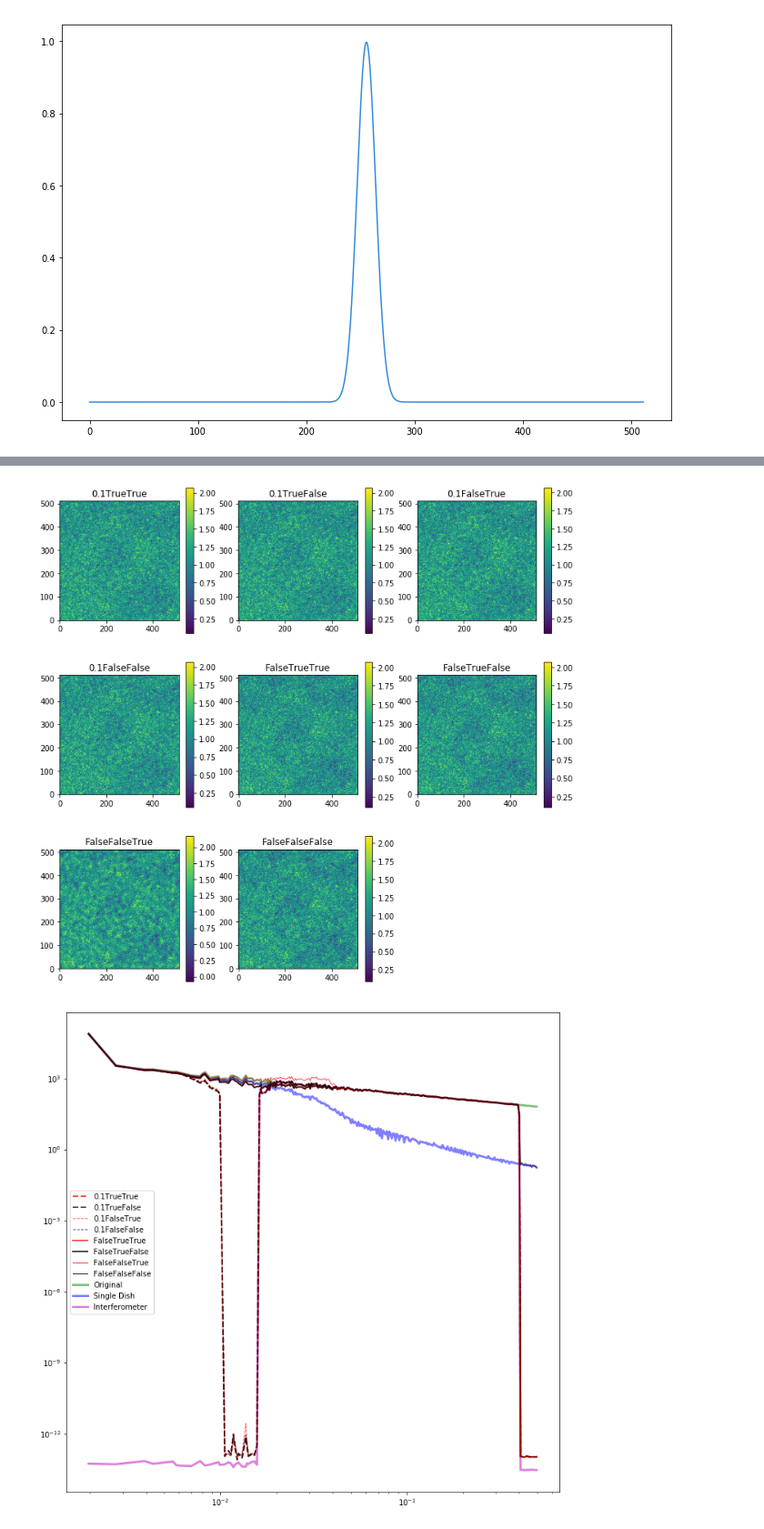
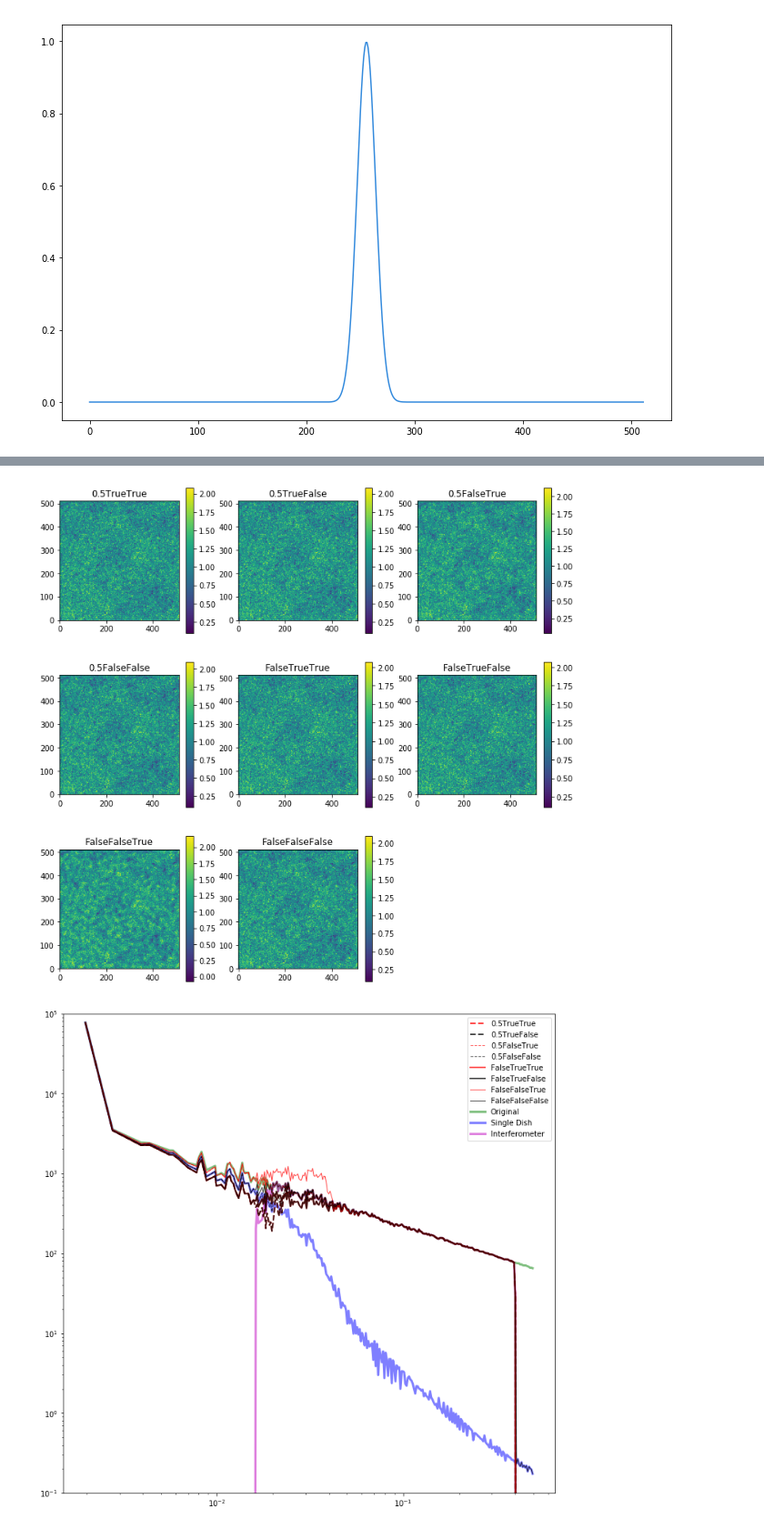
Before and after one commit to keflavich/uvcombine, a Jupyter notebook: examples/FeatherPowerSpectrumTests.ipynb, the cells around one changed output, grey strips where cells are left out. Shown at 91% size. Saved outputs shown, nothing was run; the diff lists cells and outputs as text; code cells hidden in the pictures.

```diff
--- a/examples/FeatherPowerSpectrumTests.ipynb
+++ b/examples/FeatherPowerSpectrumTests.ipynb
@@ -162,3 +164,5 @@ pl.loglog(x, y)
+# %%
+replacement_threshold = 0.5
 # %%
 feathers = {}
 fig1 = pl.figure(1)
@@ -166,7 +170,7 @@ ax1 = fig1.gca()
 
 fig2 = pl.figure(2)
 plotnum = 1
-for replace_hires,ls in ((1e-1, '--'),(False,'-')):
+for replace_hires,ls in ((replacement_threshold, '--'),(False,'-')):
     for highpassfilterSD,lw in ((True,2),(False,1)):
         for deconvSD,color in ((True,'r'), (False, 'k')):
             im_hi = im_interferometered
@@ -194,4 +198,5 @@ for replace_hires,ls in ((1e-1, '--'),(False,'-')):
             ax2.imshow(combo, interpolation='none', origin='lower')
             plotnum += 1
 fig1.legend(loc='best')
+ax1.set_ylim(1e1,1e5)
 # %% [output]
@@ -202,7 +207,7 @@ fig1.legend(loc='best')
 # Feathered dataset
 pl.figure(1, figsize=(12,12)).clf()
 ii = 1
-for replace_hires in (1e-1,False):
+for replace_hires in (replacement_threshold,False):
     for highpassfilterSD in (True,False):
         for deconvSD in (True,False):
             _=pl.subplot(3,3,ii)
@@ -211,41 +216,41 @@ for replace_hires in (1e-1,False):
             _=pl.title(f"{replace_hires}{highpassfilterSD}{deconvSD}")
             ii+=1
 # %% [output]
-[figure, old version]
+[figure, new version]
 # %%
 # Feathered dataset
 _=pl.figure(1, figsize=(12,12)).clf()
 ii = 1
-for replace_hires,ls in ((1e-1, '--'),(False,'-')):
+for replace_hires,ls in ((replacement_threshold, '--'),(False,'-')):
     for highpassfilterSD,lw in ((True,2),(False,1)):
         for deconvSD,color in ((True,'r'), (False, 'k')):
             psd2 = np.abs(np.fft.fft2(feathers[replace_hires, highpassfilterSD, deconvSD]))
             pfreq, ppow = psds.pspec(np.fft.fftshift(psd2))
             name = (f"{replace_hires}{highpassfilterSD}{deconvSD}")
             pfreq = pfreq[np.isfinite(ppow)]
             ppow = ppow[np.isfinite(ppow)]
             pl.loglog(pfreq, ppow, label=name, linestyle=ls, linewidth=lw, color=color, alpha=0.75)
 
             ii+=1
 psd2 = np.abs(np.fft.fft2(im))
 pfreq, ppow = psds.pspec(np.fft.fftshift(psd2))
 pfreq = pfreq[np.isfinite(ppow)]
 ppow = ppow[np.isfinite(ppow)]
 pl.loglog(pfreq, ppow, label='Original', linestyle='-', linewidth=3, color='g', alpha=0.5, zorder=-10)
 
 psd2 = np.abs(np.fft.fft2(singledish_im))
 pfreq, ppow = psds.pspec(np.fft.fftshift(psd2))
 pfreq = pfreq[np.isfinite(ppow)]
 ppow = ppow[np.isfinite(ppow)]
 pl.loglog(pfreq, ppow, label='Single Dish', linestyle='-', linewidth=3, color='b', alpha=0.5, zorder=-10)
 
 psd2 = np.abs(np.fft.fft2(im_interferometered))
 pfreq, ppow = psds.pspec(np.fft.fftshift(psd2))
 pfreq = pfreq[np.isfinite(ppow)]
 ppow = ppow[np.isfinite(ppow)]
 pl.loglog(pfreq, ppow, label='Interferometer', linestyle='-', linewidth=3, color='m', alpha=0.5, zorder=-10)
 
-
+pl.ylim(1e-1, 1e5)
 _=pl.legend(loc='best')
 # %% [output]
-[figure, old version]
+[figure, new version]
```
Also changed, not shown: parts of 3 cells of this notebook, 1 other file.
